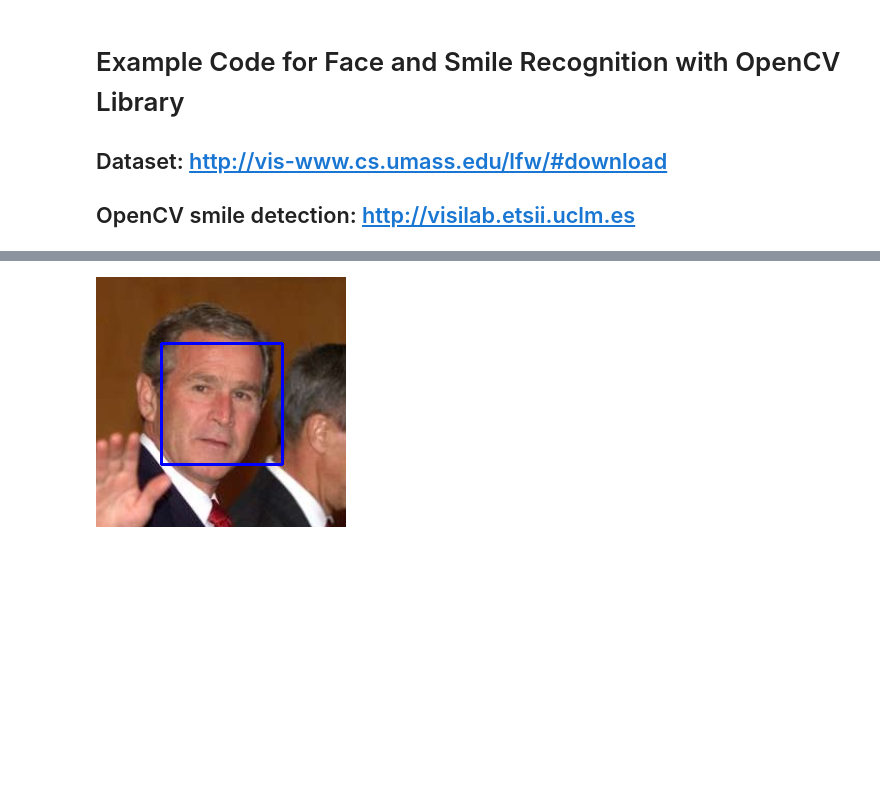
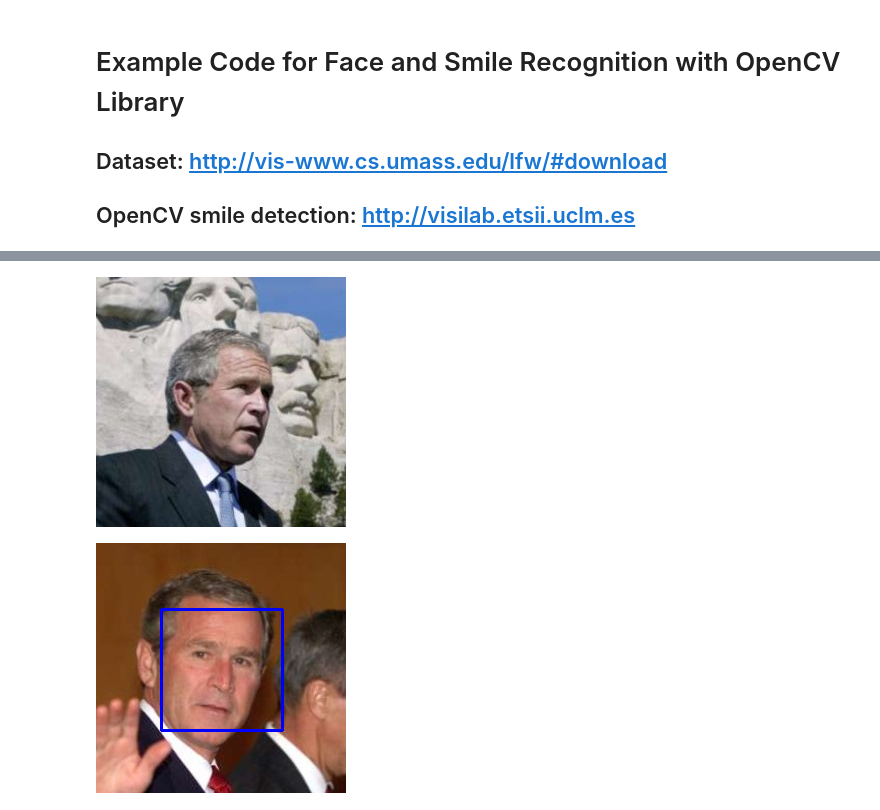
Before and after one commit to YounSooKimTech/Joy_Profiel_Photos, a Jupyter notebook: Face_and_Smile_Example_Code.ipynb, the cells around one changed output, grey strips where cells are left out. Cells and saved outputs as stored; diff of their text form; code cells hidden in the pictures; blank space fills up the shorter version.

```diff
--- a/Face_and_Smile_Example_Code.ipynb
+++ b/Face_and_Smile_Example_Code.ipynb
@@ -8,3 +34,29 @@
+# %%
+import cv2
+from google.colab.patches import cv2_imshow
+
+face_cascade = cv2.CascadeClassifier(cv2.data.haarcascades + 'haarcascade_frontalface_default.xml')
+smile_cascade = cv2.CascadeClassifier(cv2.data.haarcascades + 'haarcascade_smile.xml')
+
+img = cv2.imread("/content/George_W_Bush_0157.jpg", -1)
+
+faces = face_cascade.detectMultiScale(img, scaleFactor=1.3, minNeighbors=5)
+
+for (x, y, w, h) in faces:
+    # Draw rectangle around face
+    cv2.rectangle(img, (x, y), (x + w, y + h), (255, 0, 0), 2)
+    roi_bottom_half = img[y + int(h * 0.6):y + h, x:x + w]
+
+    if roi_bottom_half.shape[0] > 0 and roi_bottom_half.shape[1] > 0:  # Check if the region of interest is not empty
+        smiles = smile_cascade.detectMultiScale(roi_bottom_half, scaleFactor=1.3, minNeighbors=30)
+        for (min_x, min_y, max_w, max_h) in smiles:
+            cv2.rectangle(img, (x + min_x, y + int(h * 0.6) + min_y), (x + min_x + max_w, y + int(h * 0.6) + min_y + max_h), (0, 255, 0), 1)
+
+cv2_imshow(img)
+cv2.waitKey(0)
+cv2.destroyAllWindows()
+# %% [output]
+[figure, added]
 # %%
 import cv2
 from google.colab.patches import cv2_imshow
```
Also changed, not shown: parts of 1 cell of this notebook.
